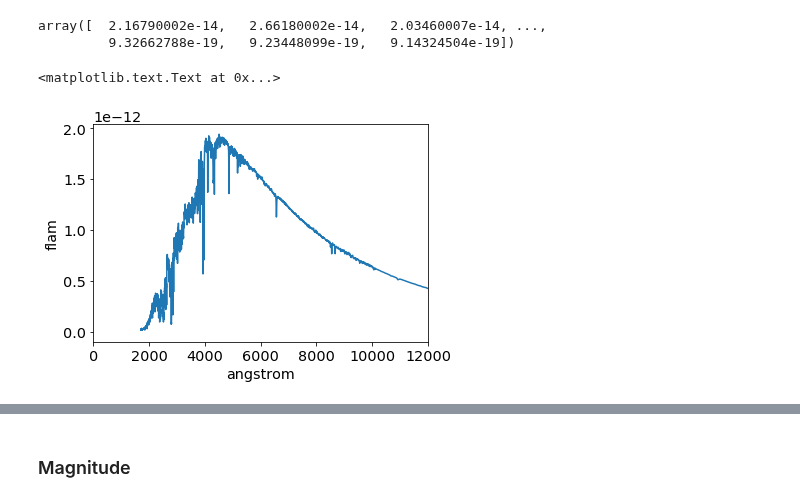
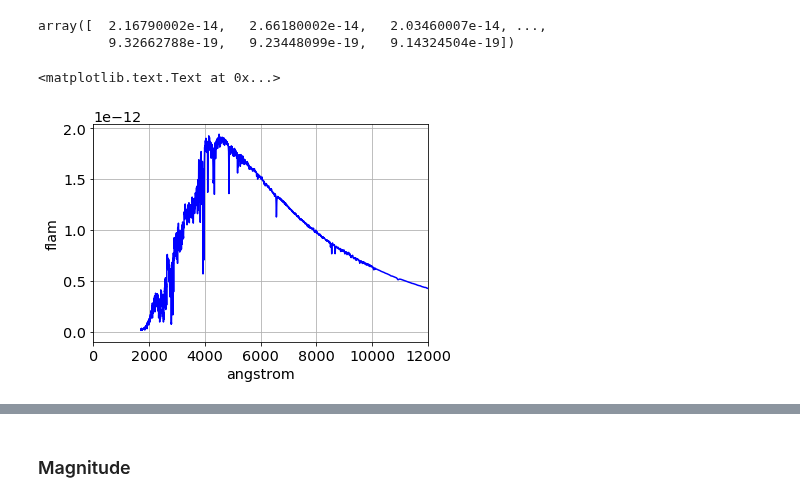
Before and after one commit to sylvielsstfr/CTIOAnaJun2017, a Jupyter notebook: spectrumsim/SED_CALSPEC_Atm_CTIOTel.ipynb, the cells around one changed output, grey strips where cells are left out. Cells and saved outputs as stored; diff of their text form; code cells hidden in the pictures.

```diff
--- a/spectrumsim/SED_CALSPEC_Atm_CTIOTel.ipynb
+++ b/spectrumsim/SED_CALSPEC_Atm_CTIOTel.ipynb
@@ -269,11 +242,12 @@ sed.flux
 array([  2.16790002e-14,   2.66180002e-14,   2.03460007e-14, ...,
          9.32662788e-19,   9.23448099e-19,   9.14324504e-19])
 # %%
-plt.plot(sed.wave,sed.flux)
+plt.plot(sed.wave,sed.flux,'b-')
+plt.grid()
 plt.xlim(0.,12000)
 plt.xlabel(sed.waveunits)
 plt.ylabel(sed.fluxunits)
 #plt.title(S.Vega.name)
 # %% [output]
 <matplotlib.text.Text at 0x...>
-[figure, old version]
+[figure, new version]
```
Also changed, not shown: parts of 41 cells of this notebook, 1 other file.
